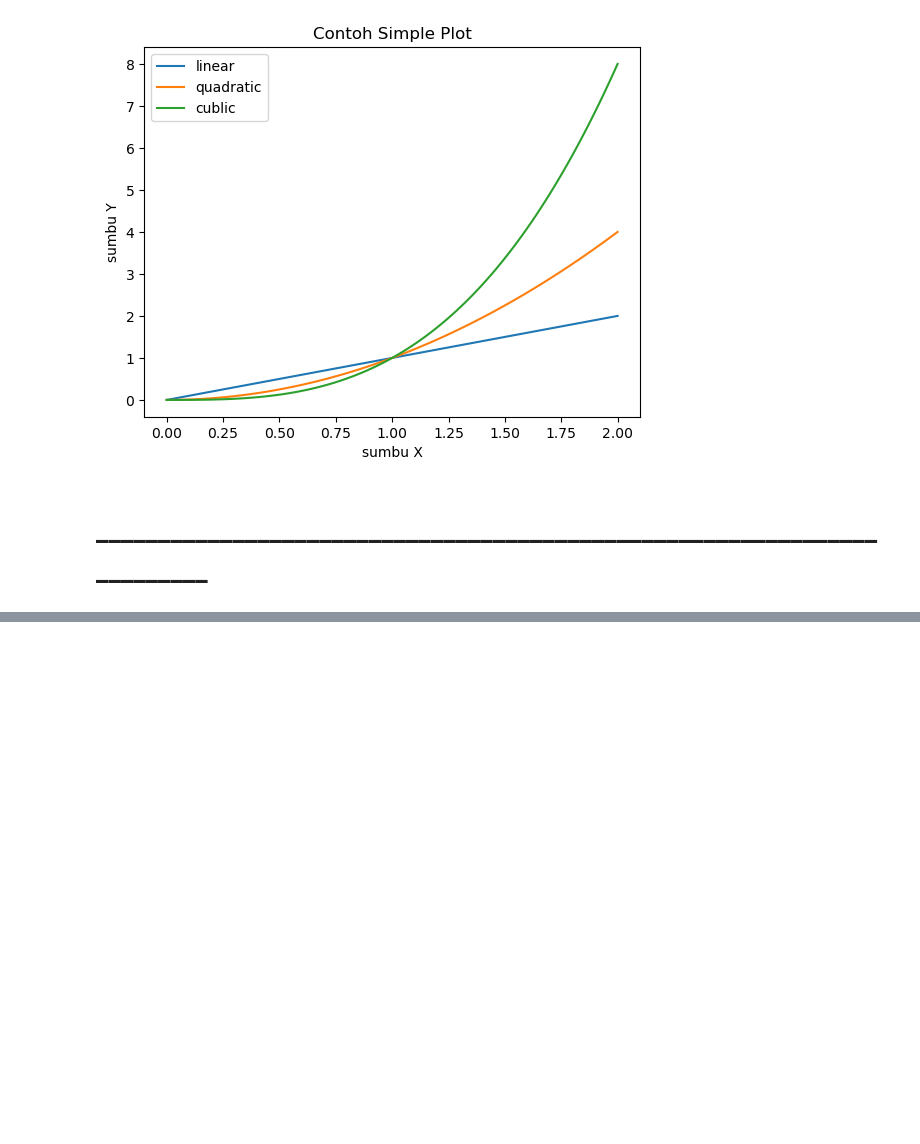
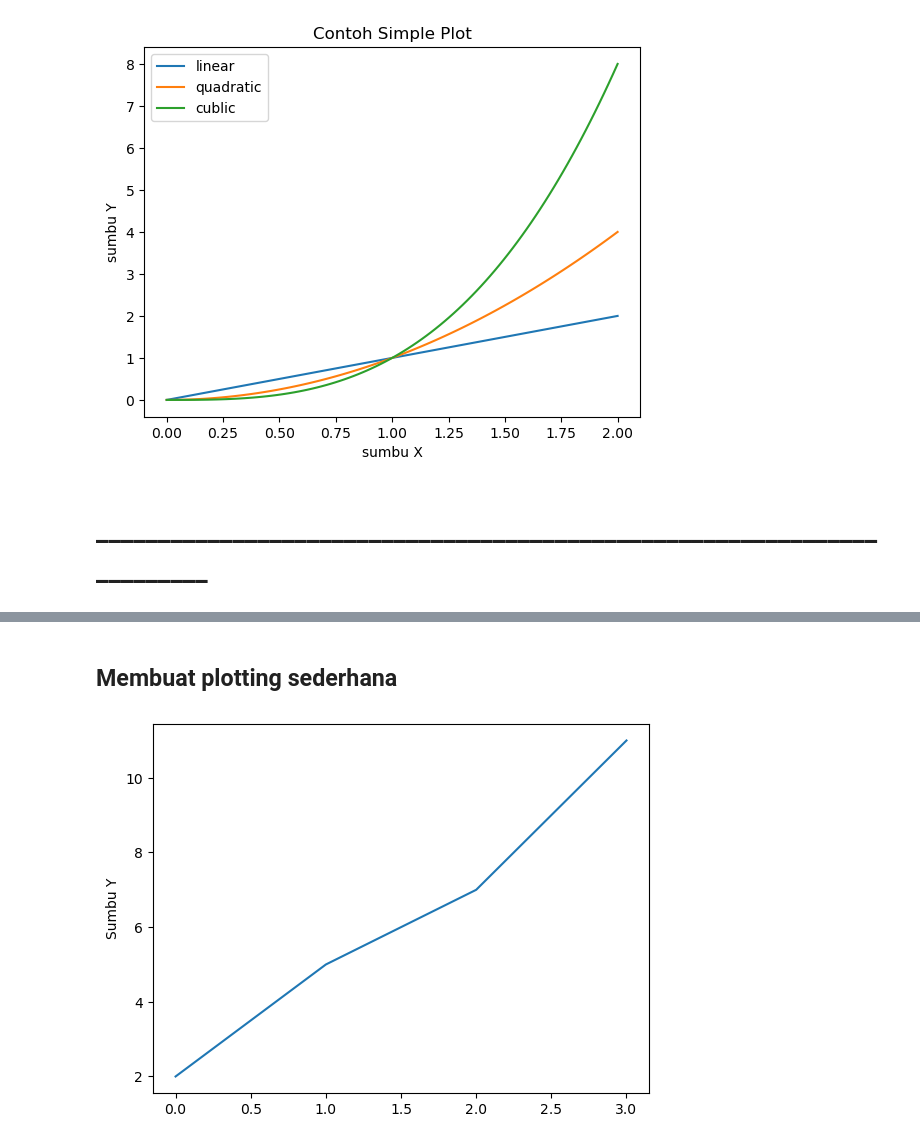
Before and after one commit to Edy-Mochamad/Learn-visualization-data, a Jupyter notebook: pengenalan-Matplotlib.ipynb, the cells around one changed output, grey strips where cells are left out. Cells and saved outputs as stored; diff of their text form; code cells hidden in the pictures; blank space fills up the shorter version.

Commit message:
Multi plot

```diff
--- a/pengenalan-Matplotlib.ipynb
+++ b/pengenalan-Matplotlib.ipynb
@@ -148,0 +161,8 @@ plt.legend()
+# %% [markdown]
+## **Membuat plotting sederhana**
+# %%
+plt.plot([2, 5, 7, 11])
+plt.ylabel('Sumbu Y')
+plt.show() #plt.show() bisa diganti dengan tanda titik koma (;)
+# %% [output]
+[figure, added]
```
Also changed, not shown: parts of 9 cells of this notebook.
